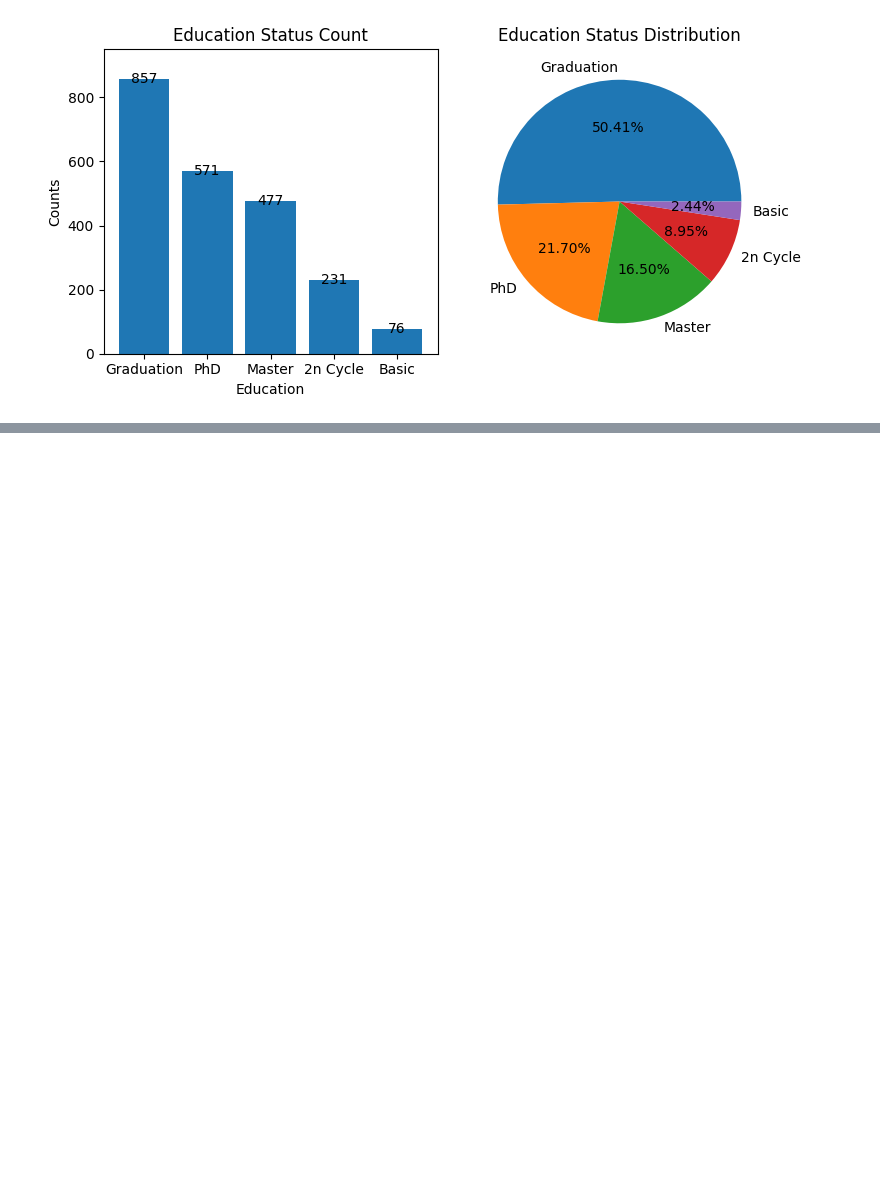
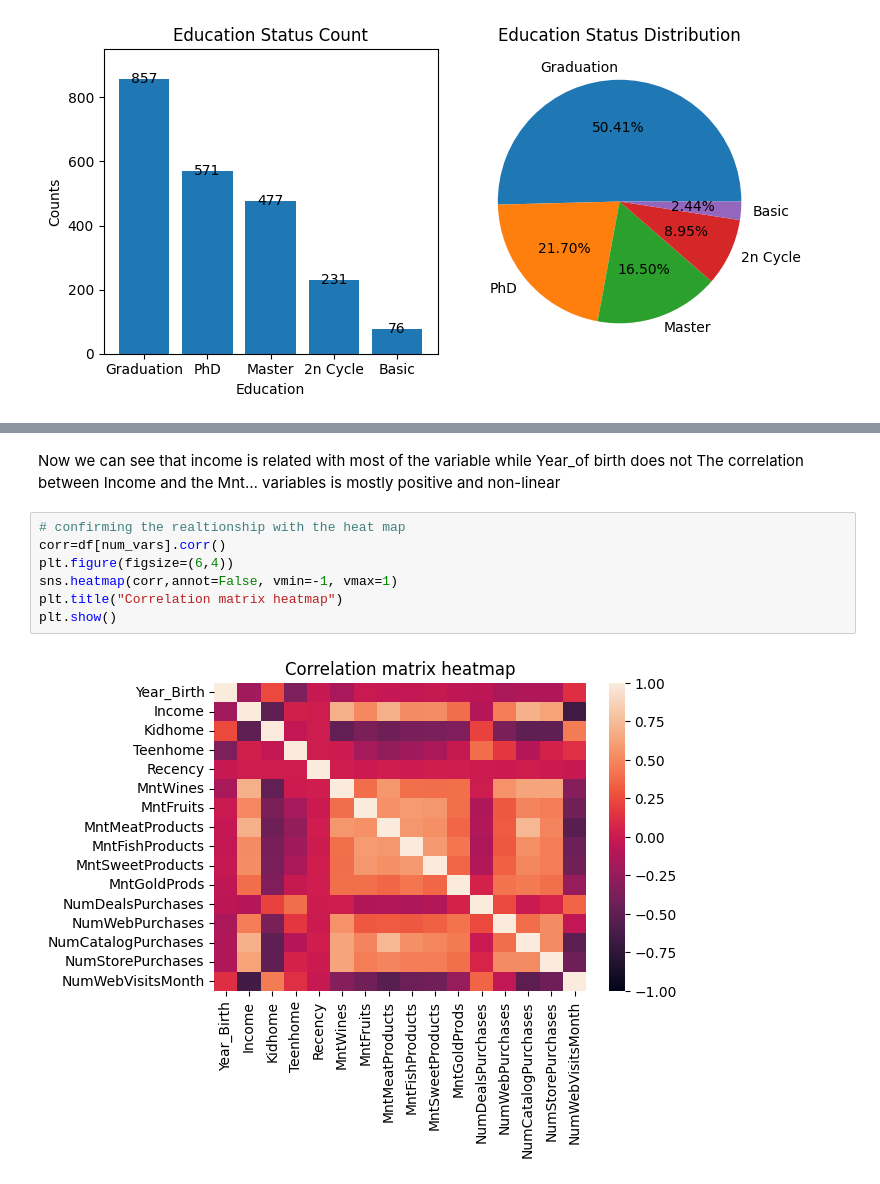
Before and after one commit to itsvaibhav30/Marketing_campaign_analysis, a Jupyter notebook: marketing_campaign_analysis.ipynb, the cells around one changed output, grey strips where cells are left out. Cells and saved outputs as stored; diff of their text form; blank space fills up the shorter version.

```diff
--- a/marketing_campaign_analysis.ipynb
+++ b/marketing_campaign_analysis.ipynb
@@ -312,0 +381,12 @@ plt.show()
+# %% [markdown]
+Now we can see that income is related with most of the variable while Year_of birth does not
+The correlation between Income and the Mnt… variables is mostly positive and non-linear
+# %%
+# confirming the realtionship with the heat map
+corr=df[num_vars].corr()
+plt.figure(figsize=(6,4))
+sns.heatmap(corr,annot=False, vmin=-1, vmax=1)
+plt.title("Correlation matrix heatmap")
+plt.show()
+# %% [output]
+[figure, added]
```
Also changed, not shown: parts of 3 cells of this notebook.
